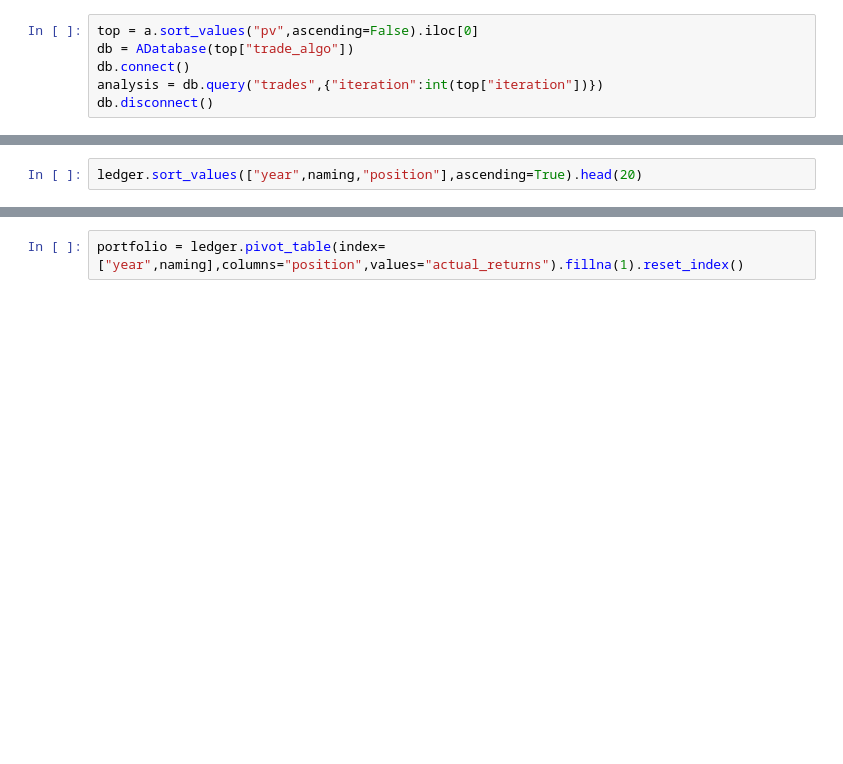
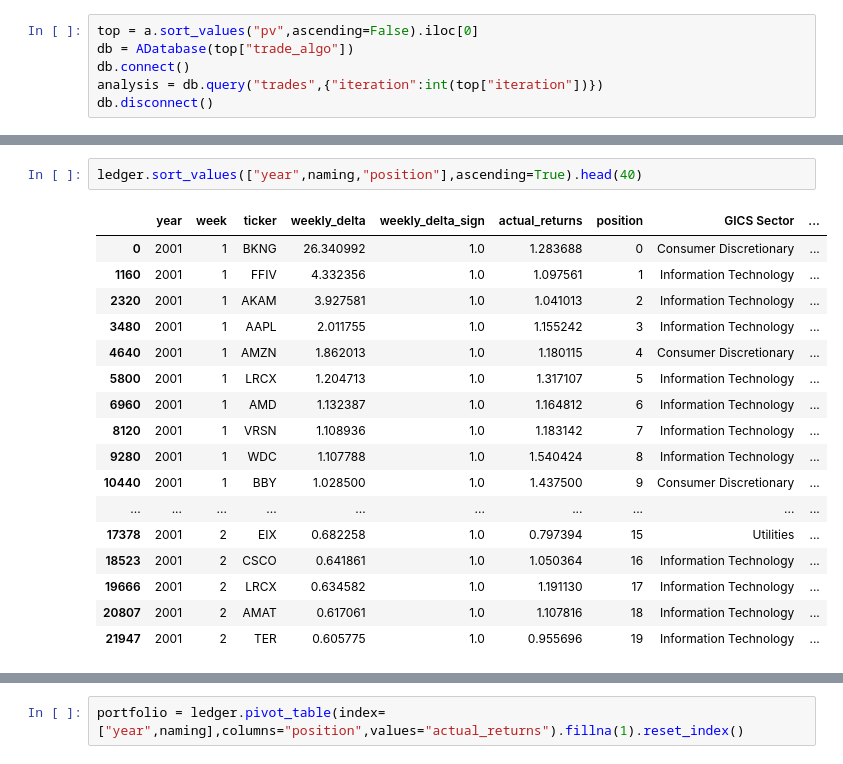
Before and after one commit to webclinic017/longshot-, a Jupyter notebook: analysis.ipynb, the cells around one changed output, grey strips where cells are left out. Drawn from its saved outputs; the diff is of its cells as text; blank space fills up the shorter version.

```diff
--- a/analysis.ipynb
+++ b/analysis.ipynb
@@ -106,4 +164,22 @@ plt.scatter(ledger[f"{naming}ly_delta"] * 100, (ledger["actual_returns"]-1)*100,
 # %%
-ledger.sort_values(["year",naming,"position"],ascending=True).head(20)
+ledger.sort_values(["year",naming,"position"],ascending=True).head(40)
+# %% [output]
+|  | year | week | ticker | weekly_delta | weekly_delta_sign | actual_returns | position | GICS Sector | ... |
+| 0 | 2001 | 1 | BKNG | 26.340992 | 1.0 | 1.283688 | 0 | Consumer Discretionary | ... |
+| 1160 | 2001 | 1 | FFIV | 4.332356 | 1.0 | 1.097561 | 1 | Information Technology | ... |
+| 2320 | 2001 | 1 | AKAM | 3.927581 | 1.0 | 1.041013 | 2 | Information Technology | ... |
+| 3480 | 2001 | 1 | AAPL | 2.011755 | 1.0 | 1.155242 | 3 | Information Technology | ... |
+| 4640 | 2001 | 1 | AMZN | 1.862013 | 1.0 | 1.180115 | 4 | Consumer Discretionary | ... |
+| 5800 | 2001 | 1 | LRCX | 1.204713 | 1.0 | 1.317107 | 5 | Information Technology | ... |
+| 6960 | 2001 | 1 | AMD | 1.132387 | 1.0 | 1.164812 | 6 | Information Technology | ... |
+| 8120 | 2001 | 1 | VRSN | 1.108936 | 1.0 | 1.183142 | 7 | Information Technology | ... |
+| 9280 | 2001 | 1 | WDC | 1.107788 | 1.0 | 1.540424 | 8 | Information Technology | ... |
+| 10440 | 2001 | 1 | BBY | 1.028500 | 1.0 | 1.437500 | 9 | Consumer Discretionary | ... |
+| ... | ... | ... | ... | ... | ... | ... | ... | ... | ... |
+| 17378 | 2001 | 2 | EIX | 0.682258 | 1.0 | 0.797394 | 15 | Utilities | ... |
+| 18523 | 2001 | 2 | CSCO | 0.641861 | 1.0 | 1.050364 | 16 | Information Technology | ... |
+| 19666 | 2001 | 2 | LRCX | 0.634582 | 1.0 | 1.191130 | 17 | Information Technology | ... |
+| 20807 | 2001 | 2 | AMAT | 0.617061 | 1.0 | 1.107816 | 18 | Information Technology | ... |
+| 21947 | 2001 | 2 | TER | 0.605775 | 1.0 | 0.955696 | 19 | Information Technology | ... |
 # %%
 ledger[ledger["position"]<20].sort_values("actual_returns",ascending=False).head(50)
```
Also changed, not shown: parts of 26 cells of this notebook, 31 other files.
